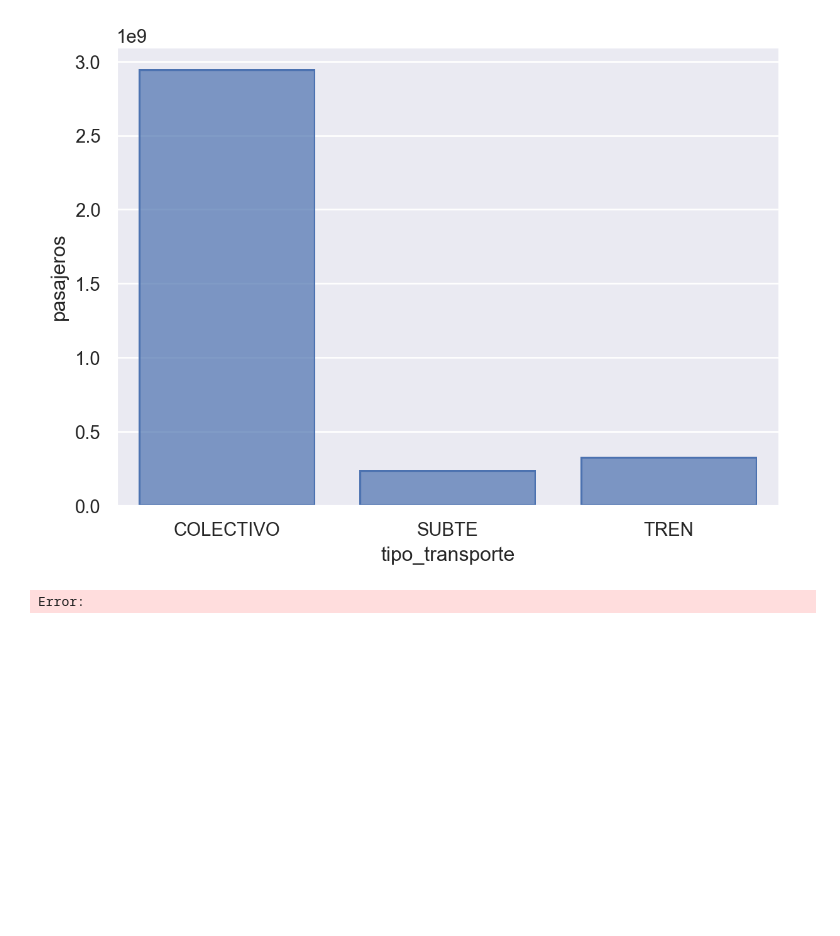
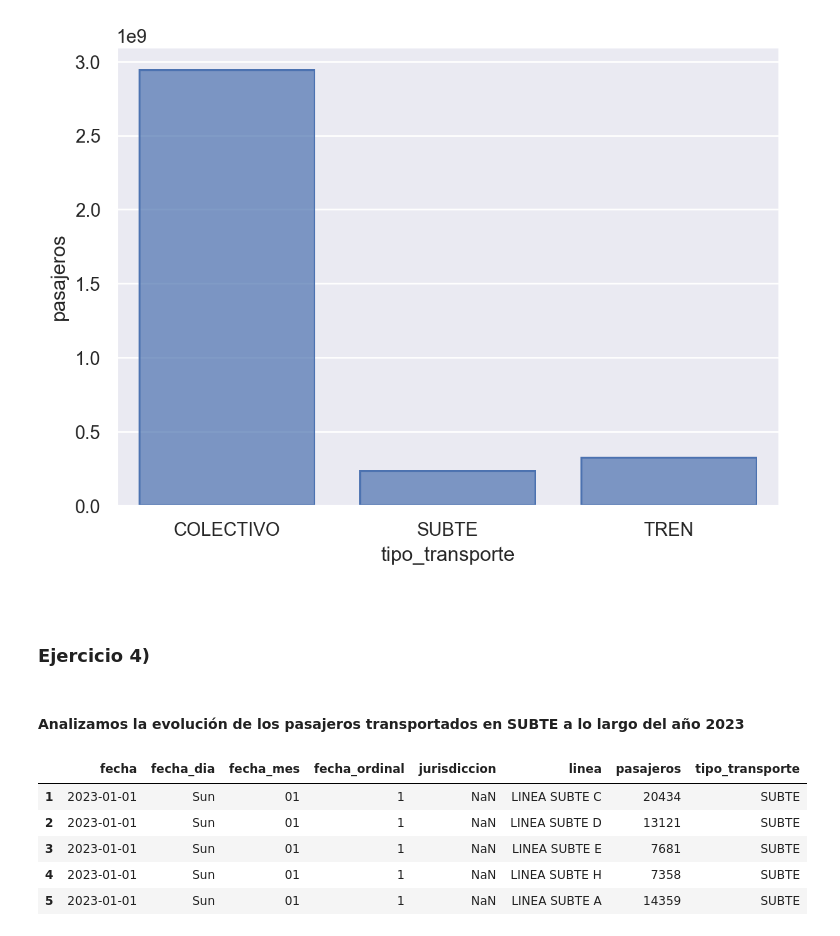
Before and after one commit to SrRenho/LDD-TP1, a Jupyter notebook: TP1.ipynb, the cells around one changed output. Cells and saved outputs as stored; diff of their text form; code cells hidden in the pictures; blank space fills up the shorter version.

```diff
--- a/TP1.ipynb
+++ b/TP1.ipynb
@@ -261,33 +261,22 @@ amba_agrupados = datos_amba.groupby('tipo_transporte')['pasajeros'].sum().reset_
 )
 # %% [output]
 [figure]
-# %%
-#GRAFICO PASAJEROS POR LINEA
-
-#MODIFICAMOS COLORES SEGUN LINEA
-linea_colores = {
-    'LINEA SUBTE A': '#0fb7d9', # azul
-    'LINEA SUBTE B': '#d60b15', # azul
-    'LINEA SUBTE C': '#0220c7', # azul
-    'LINEA SUBTE D': '#075202', # azul
-    'LINEA SUBTE E': '#23096b', # azul
-    'LINEA SUBTE H': '#e3dd22', # azul
-}
-
-
-
-(
-    so.Plot(data = subtes, x = "fecha_mes", y = "pasajeros", color="linea") #REWVISAR COLORES LINEAS PARA MATCHEAR CON COLORES ORIGINALES
-    .add(so.Line(color = "#000000"), x = "fecha_mes", y = "promedio",  label = "PROMEDIO" ) #PROMEDIO ENTRE TODAS LAS LINEAS
-    .add(so.Dot(color = "#000000"), x = "fecha_mes", y = "promedio") #PROMEDIO ENTRE TODAS LAS LINEAS
-    .add(so.Dot(), so.Agg("sum"))
-    .add(so.Line(), so.Agg("sum"))
-    .scale(color=linea_colores)
-    .label(x="Meses", y="Cantidad de Pasajeros", title="Pasajeros por linea de subte 2023")
-)
-
-#AUMENTA EL USO DEL SUBTE EN MARZO POR FINALIZACION DE LA EPOCA VACACIONAL
-#CAIDA LINEA D EN DICIEMBRE PUEDE RELACIONARES CON LAS OBRAS QUE ESTABAN POR COMENZAR
-#CAIDA LINEA A EN MARZO/ABRIL SE DEBE A REFORMAS EN CIERTAS ESTACIONES DE LA MISMA
-# %% [output]
-Error:
+# %% [markdown]
+### <br> Ejercicio 4) <br>
+# %% [markdown]
+#### Analizamos la evolución de los pasajeros transportados en SUBTE a lo largo del año 2023
+# %%
+#Creamos un nuevo DataFrame a partir de datos_amba para estudiar el comportamiento de los subtes.
+
+subtes = datos_amba[datos_amba["tipo_transporte"]=="SUBTE"].reset_index().drop(["index"], axis = 1)
+subtes = subtes[subtes["linea"] != "LIN_PREMETRO"] #Excluímos el premetro por la escases de datos en comparación con las otras líneas.
+subtes["linea"].replace({"LINEA_A": "LINEA SUBTE A", "LINEA_B": "LINEA SUBTE B"}, inplace = True)
+
+subtes.head()
+# %% [output]
+|  | fecha | fecha_dia | fecha_mes | fecha_ordinal | jurisdiccion | linea | pasajeros | tipo_transporte |
+| 1 | 2023-01-01 | Sun | 01 | 1 | NaN | LINEA SUBTE C | 20434 | SUBTE |
+| 2 | 2023-01-01 | Sun | 01 | 1 | NaN | LINEA SUBTE D | 13121 | SUBTE |
+| 3 | 2023-01-01 | Sun | 01 | 1 | NaN | LINEA SUBTE E | 7681 | SUBTE |
+| 4 | 2023-01-01 | Sun | 01 | 1 | NaN | LINEA SUBTE H | 7358 | SUBTE |
+| 5 | 2023-01-01 | Sun | 01 | 1 | NaN | LINEA SUBTE A | 14359 | SUBTE |
```
Also changed, not shown: parts of 6 cells of this notebook.
